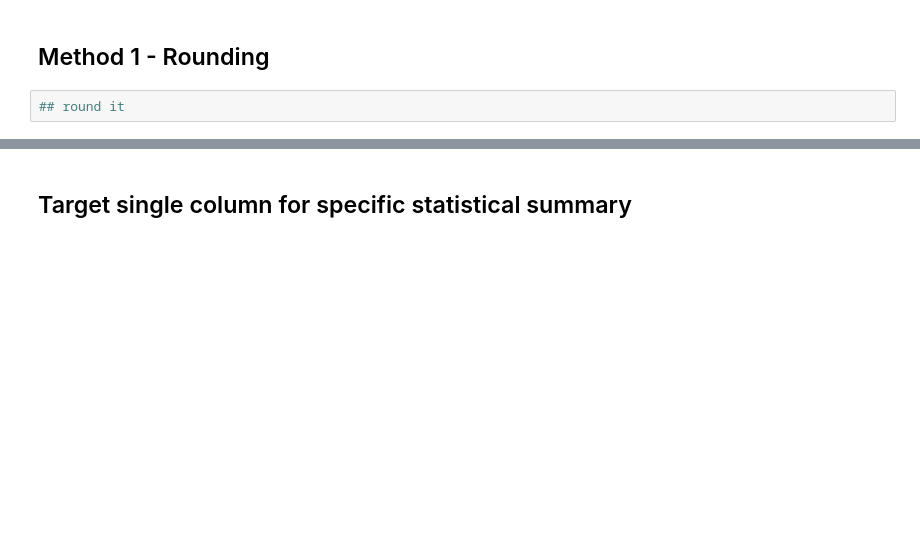
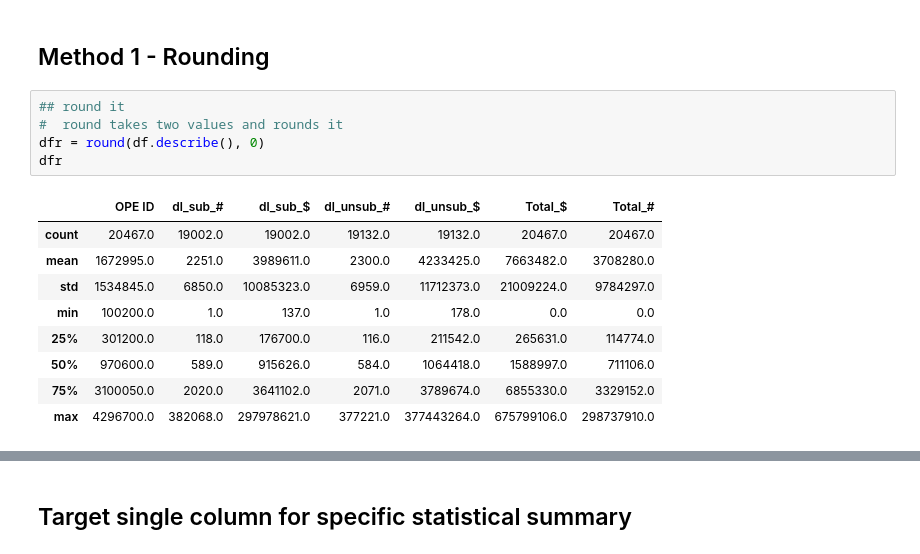
Before and after one commit to gbsmail/2023-data-spring, a Jupyter notebook: demos/wk05-foundational-analsysis-BLANK.ipynb, the cells around one changed output, grey strips where cells are left out. Saved outputs shown, nothing was run; the diff lists cells and outputs as text; blank space fills up the shorter version.

```diff
--- a/demos/wk05-foundational-analsysis-BLANK.ipynb
+++ b/demos/wk05-foundational-analsysis-BLANK.ipynb
@@ -83,5 +292,18 @@ Returns summary data for all columns with numerical values.
 ## Method 1 - Rounding
 # %%
 ## round it
+#  round takes two values and rounds it
+dfr = round(df.describe(), 0)
+dfr
+# %% [output]
+|  | OPE ID | dl_sub_# | dl_sub_$ | dl_unsub_# | dl_unsub_$ | Total_$ | Total_# |
+| count | 20467.0 | 19002.0 | 19002.0 | 19132.0 | 19132.0 | 20467.0 | 20467.0 |
+| mean | 1672995.0 | 2251.0 | 3989611.0 | 2300.0 | 4233425.0 | 7663482.0 | 3708280.0 |
+| std | 1534845.0 | 6850.0 | 10085323.0 | 6959.0 | 11712373.0 | 21009224.0 | 9784297.0 |
+| min | 100200.0 | 1.0 | 137.0 | 1.0 | 178.0 | 0.0 | 0.0 |
+| 25% | 301200.0 | 118.0 | 176700.0 | 116.0 | 211542.0 | 265631.0 | 114774.0 |
+| 50% | 970600.0 | 589.0 | 915626.0 | 584.0 | 1064418.0 | 1588997.0 | 711106.0 |
+| 75% | 3100050.0 | 2020.0 | 3641102.0 | 2071.0 | 3789674.0 | 6855330.0 | 3329152.0 |
+| max | 4296700.0 | 382068.0 | 297978621.0 | 377221.0 | 377443264.0 | 675799106.0 | 298737910.0 |
 # %%
 ## get info
```
Also changed, not shown: parts of 38 cells of this notebook, 1 other file.
